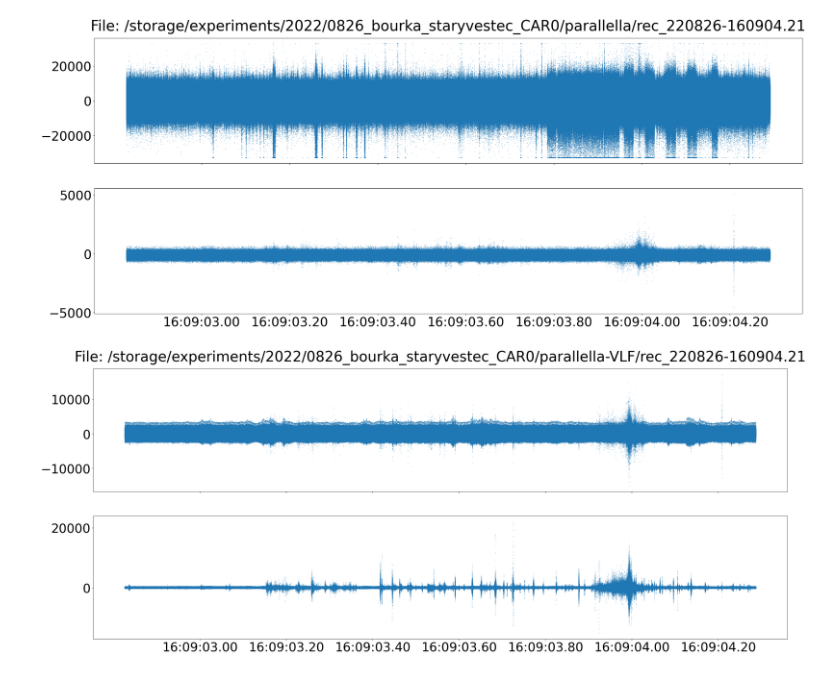
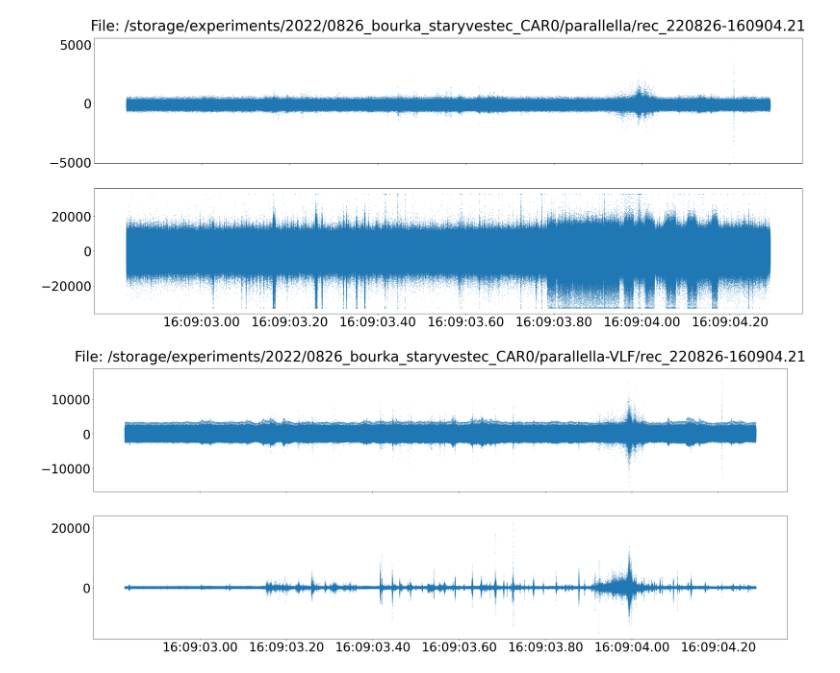
Before and after one commit to ODZ-UJF-AV-CR/thesis_parallella, a Jupyter notebook: notebooks/radio-browser2-P.ipynb, the cells around one changed output. Drawn from its saved outputs; the diff is of its cells as text; code cells hidden in the pictures.

Commit message:
different UHF channel

```diff
--- a/notebooks/radio-browser2-P.ipynb
+++ b/notebooks/radio-browser2-P.ipynb
@@ -26,8 +26,8 @@ sps = 10e6 # 10 Msps
 filepath = '/storage/experiments/2022/0826_bourka_staryvestec_CAR0/parallella/rec_220826-161121.82'
 filepath = '/storage/experiments/2022/0826_bourka_staryvestec_CAR0/parallella/rec_220826-160904.21'
 
-channels = [0,1,2,3,4,5]
-channels = [1,2]
+#channels = [0,1,2,3,4,5,6,7]
+channels = [2,1]
 nrows = len(channels) * 1
 fig, axs = plt.subplots(figsize=(35, 7 * nrows), nrows=nrows, sharex=True)
 
@@ -47,34 +47,34 @@ try:
         # Add data to the list for later processing
         data.append((filepath, h, samples, synclog, t2s, s2t, ticker, formatter))
 except Exception as e:
     print(f"Exception: {e}")
 
 # Render data
 ax_idx = 0
 for i, (filepath, h, samples, synclog, t2s, s2t, ticker, formatter) in enumerate(data):
     offset = -int(t2s(mintime))
 
     # Use full path for the file label only once above the first channel
     axs[ax_idx].set_title(f"File: {filepath}", fontsize=40, pad=20)
 
     a = (h['preTrigger'] - h['preTrigger']) * h['descSpan'] // 16
     b = (h['preTrigger'] + h['postTrigger']) * h['descSpan'] // 16
     for ch in channels:
         signal_samples = samples[a:b, ch]
 
         axs[ax_idx].xaxis.set_major_locator(ticker)
         axs[ax_idx].xaxis.set_major_formatter(formatter)
         axs[ax_idx].plot(range(a + offset, b + offset), signal_samples, linestyle="", marker=".", alpha=0.5, markersize=1)
 
         axs[ax_idx].tick_params(axis='x', which='major', labelsize=35)
         axs[ax_idx].tick_params(axis='y', which='major', labelsize=35)
 
         ax_idx += 1
 
 
 plt.show()
 # %% [output]
-[figure, old version]
+[figure, new version]
 # %%
 
 filepath = '/storage/experiments/2022/0826_bourka_staryvestec_CAR0/parallella-VLF/rec_220826-161132.60'
```
Also changed, not shown: parts of 6 cells of this notebook, 9 other files.
